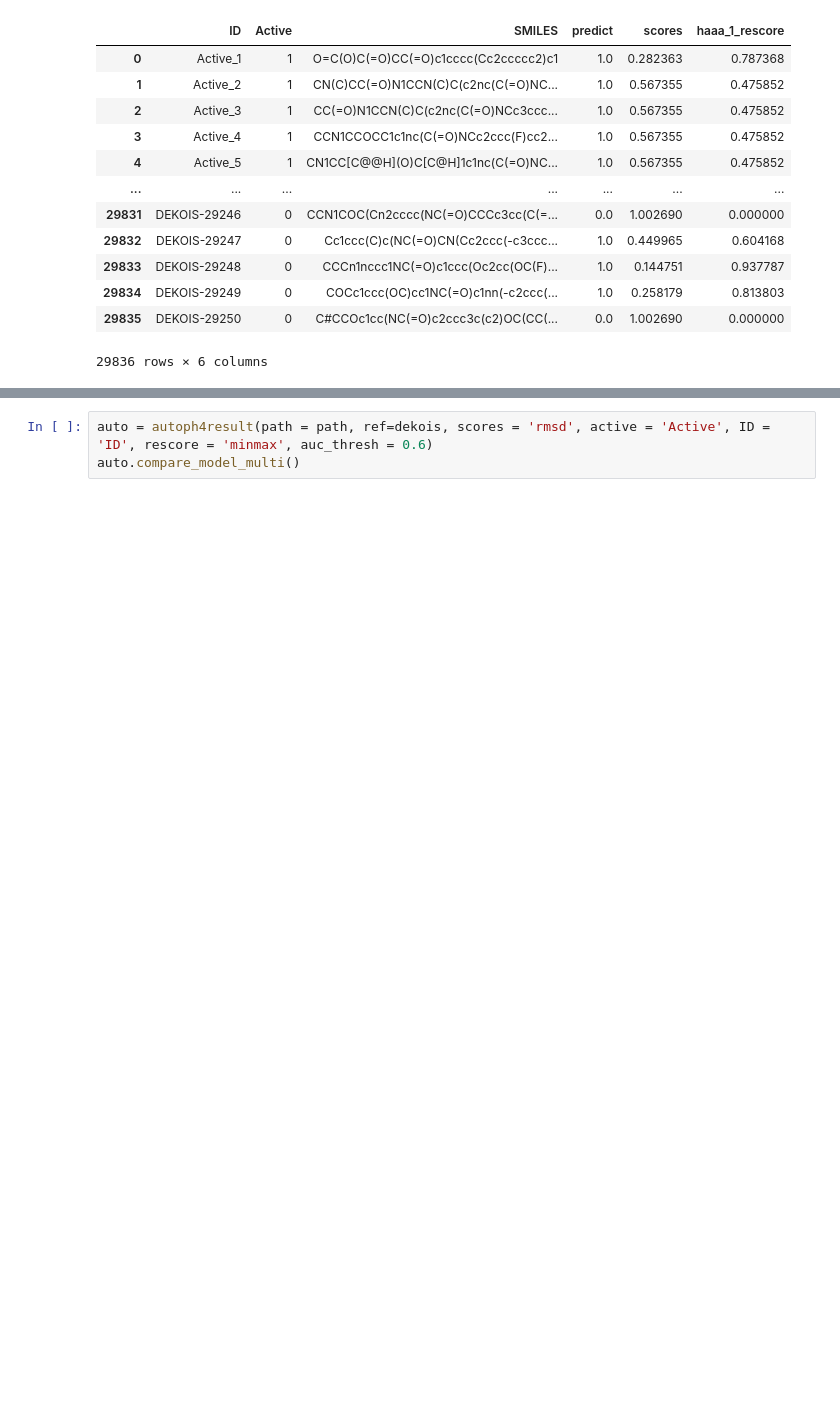
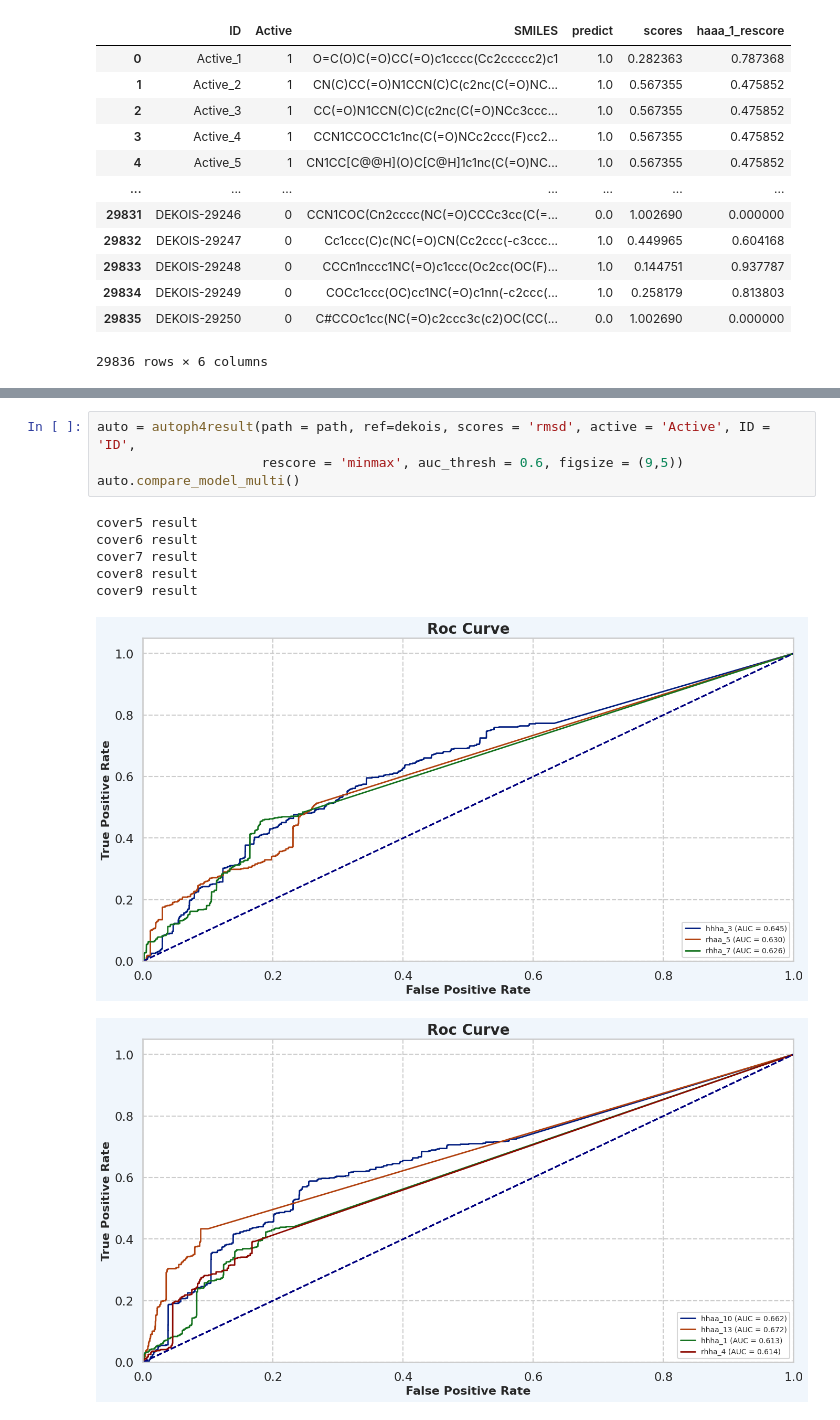
Before and after one commit to TieuLongPhan/Molph4, a Jupyter notebook: Test.ipynb, the cells around one changed output, grey strips where cells are left out. Saved outputs shown, nothing was run; the diff lists cells and outputs as text; blank space fills up the shorter version.

```diff
--- a/Test.ipynb
+++ b/Test.ipynb
@@ -51,5 +49,14 @@ os.chdir('/home/labhhc/Documents/Project/CADD_package/Molph4')
 dekois =  pd.read_csv('DEKOIS_data.csv').drop(['Unnamed: 0'], axis = 1)
 path = os.getcwd() + '/Data/'
 # %%
-auto = autoph4result(path = path, ref=dekois, scores = 'rmsd', active = 'Active', ID = 'ID', rescore = 'minmax', auc_thresh = 0.6)
+auto = autoph4result(path = path, ref=dekois, scores = 'rmsd', active = 'Active', ID = 'ID',
+                     rescore = 'minmax', auc_thresh = 0.6, figsize = (9,5))
 auto.compare_model_multi()
+# %% [output]
+cover5 result
+cover6 result
+cover7 result
+cover8 result
+cover9 result
+[figure, added]
+[figure, added]
```
Also changed, not shown: parts of 7 cells of this notebook.
